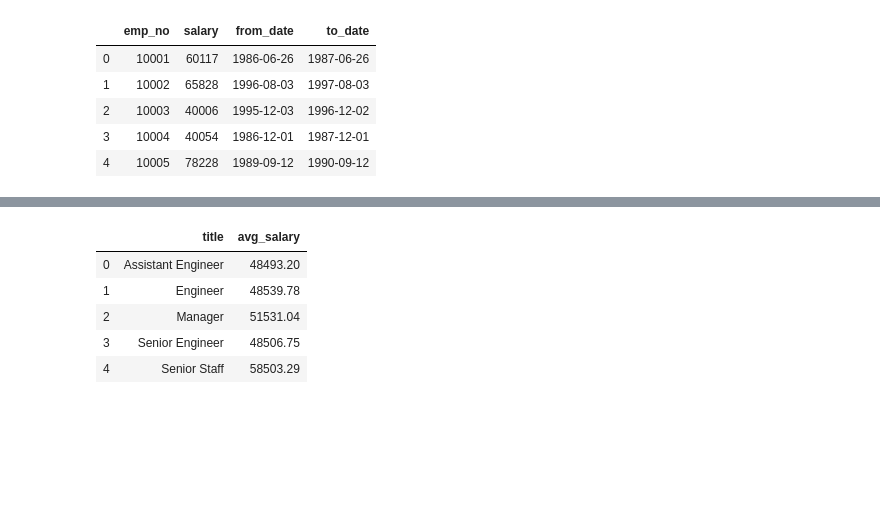
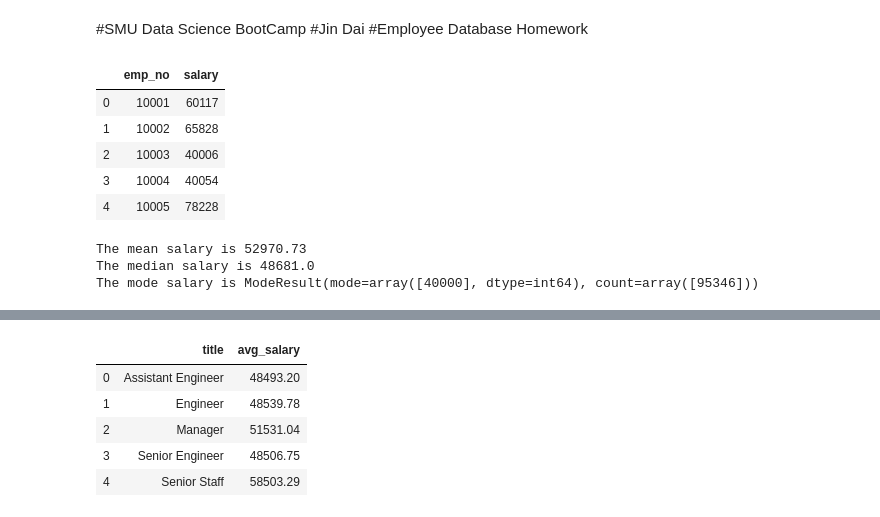
Before and after one commit to JinyDai/sql-challenge, a Jupyter notebook: EmployeeSQL/employee_bonus.ipynb, the cells around one changed output, grey strips where cells are left out. Cells and saved outputs as stored; diff of their text form; code cells hidden in the pictures; blank space fills up the shorter version.

```diff
--- a/EmployeeSQL/employee_bonus.ipynb
+++ b/EmployeeSQL/employee_bonus.ipynb
@@ -1,3 +1,7 @@
+# %% [markdown]
+#SMU Data Science BootCamp
+#Jin Dai
+#Employee Database Homework
 # %%
 #import dependencies
 #import sql alchemy
@@ -16,12 +25,26 @@ engine = create_engine('postgresql://postgres:postgres@localhost:5432/SQL_HW')
 connection = engine.connect()
 # %%
 #import salaries table to pandas check if the table is imported
-salaries = pd.read_sql("SELECT * FROM salaries", connection)
+salaries = pd.read_sql("SELECT emp_no,salary FROM salaries", connection)
 salaries.head()
 # %% [output]
-|  | emp_no | salary | from_date | to_date |
-| 0 | 10001 | 60117 | 1986-06-26 | 1987-06-26 |
-| 1 | 10002 | 65828 | 1996-08-03 | 1997-08-03 |
-| 2 | 10003 | 40006 | 1995-12-03 | 1996-12-02 |
-| 3 | 10004 | 40054 | 1986-12-01 | 1987-12-01 |
-| 4 | 10005 | 78228 | 1989-09-12 | 1990-09-12 |
+|  | emp_no | salary |
+| 0 | 10001 | 60117 |
+| 1 | 10002 | 65828 |
+| 2 | 10003 | 40006 |
+| 3 | 10004 | 40054 |
+| 4 | 10005 | 78228 |
+# %%
+# Demonstrate calculating measures of central tendency
+mean_numpy = round(np.mean(salaries['salary']),2)
+print(f"The mean salary is {mean_numpy}")
+
+median_numpy = round(np.median(salaries['salary']),2)
+print(f"The median salary is {median_numpy}")
+
+mode_scipy = sts.mode(salaries['salary'])
+print(f"The mode salary is {mode_scipy}")
+# %% [output]
+The mean salary is 52970.73
+The median salary is 48681.0
+The mode salary is ModeResult(mode=array([40000], dtype=int64), count=array([95346]))
```
Also changed, not shown: parts of 7 cells of this notebook, 2 other files.
